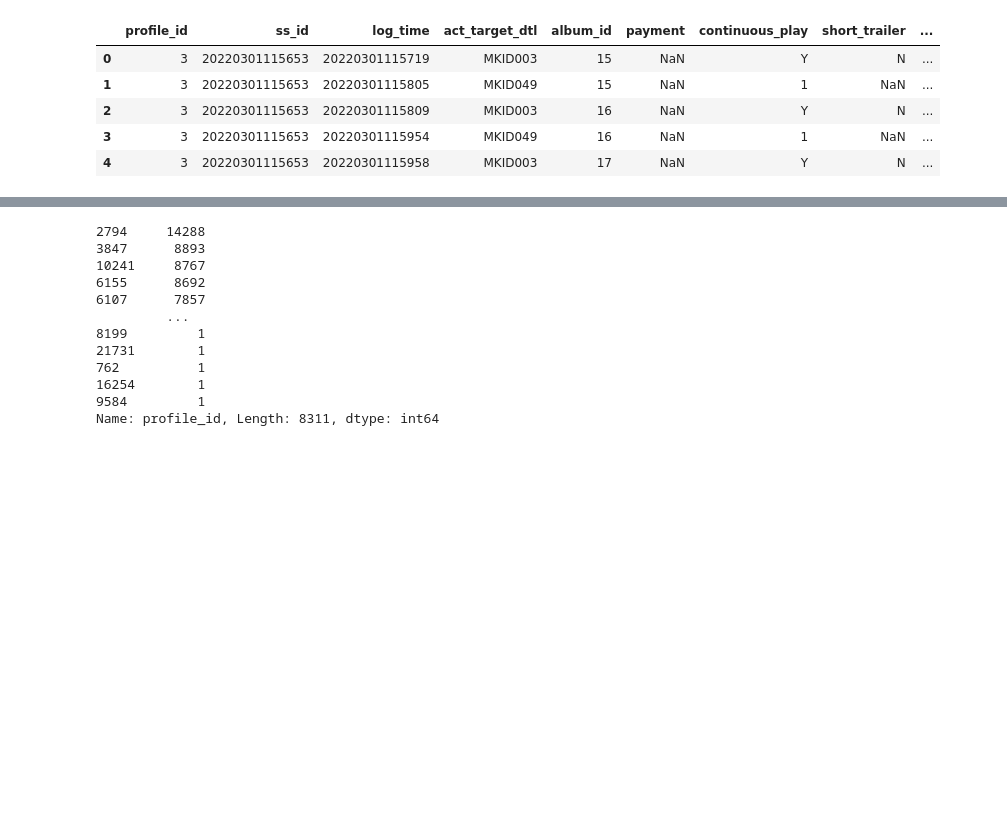
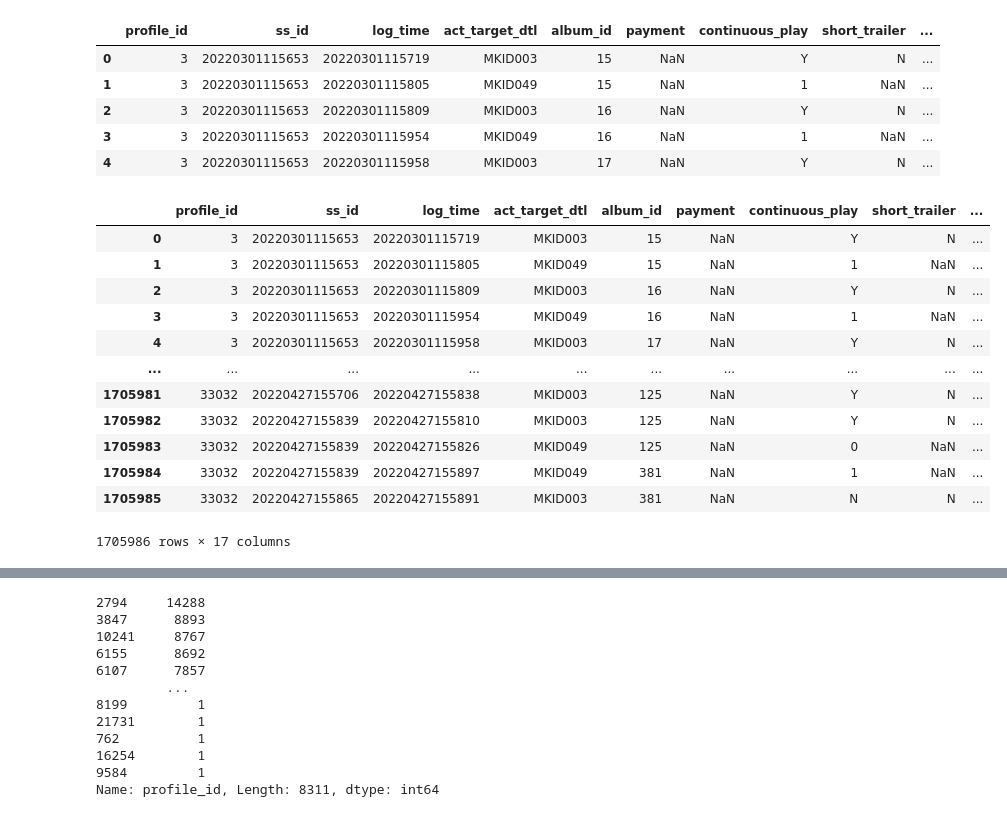
Before and after one commit to keunjoo-tak/Uplus_AI, a Jupyter notebook: eda.ipynb, the cells around one changed output, grey strips where cells are left out. Cells and saved outputs as stored; diff of their text form; code cells hidden in the pictures; blank space fills up the shorter version.

```diff
--- a/eda.ipynb
+++ b/eda.ipynb
@@ -351,4 +354,26 @@ record_df.head()
 | 2 | 3 | 20220301115653 | 20220301115809 | MKID003 | 16 | NaN | Y | N | ... |
 | 3 | 3 | 20220301115653 | 20220301115954 | MKID049 | 16 | NaN | 1 | NaN | ... |
 | 4 | 3 | 20220301115653 | 20220301115958 | MKID003 | 17 | NaN | Y | N | ... |
+# %%
+# desc_df1 = pd.DataFrame()
+# desc_df1['wt'] = record_df['watch_time'].describe()
+# desc_df1['tt'] = record_df['total_time'].describe()
+# desc_df1
+watch_diff = record_df['watch_time']-record_df['total_time']
+record_df['diff'] = watch_diff
+record_df
+# %% [output]
+|  | profile_id | ss_id | log_time | act_target_dtl | album_id | payment | continuous_play | short_trailer | ... |
+| 0 | 3 | 20220301115653 | 20220301115719 | MKID003 | 15 | NaN | Y | N | ... |
+| 1 | 3 | 20220301115653 | 20220301115805 | MKID049 | 15 | NaN | 1 | NaN | ... |
+| 2 | 3 | 20220301115653 | 20220301115809 | MKID003 | 16 | NaN | Y | N | ... |
+| 3 | 3 | 20220301115653 | 20220301115954 | MKID049 | 16 | NaN | 1 | NaN | ... |
+| 4 | 3 | 20220301115653 | 20220301115958 | MKID003 | 17 | NaN | Y | N | ... |
+| ... | ... | ... | ... | ... | ... | ... | ... | ... | ... |
+| 1705981 | 33032 | 20220427155706 | 20220427155838 | MKID003 | 125 | NaN | Y | N | ... |
+| 1705982 | 33032 | 20220427155839 | 20220427155810 | MKID003 | 125 | NaN | Y | N | ... |
+| 1705983 | 33032 | 20220427155839 | 20220427155826 | MKID049 | 125 | NaN | 0 | NaN | ... |
+| 1705984 | 33032 | 20220427155839 | 20220427155897 | MKID049 | 381 | NaN | 1 | NaN | ... |
+| 1705985 | 33032 | 20220427155865 | 20220427155891 | MKID003 | 381 | NaN | N | N | ... |
+1705986 rows × 17 columns
 # %%
```
Also changed, not shown: parts of 8 cells of this notebook, 1 other file.
